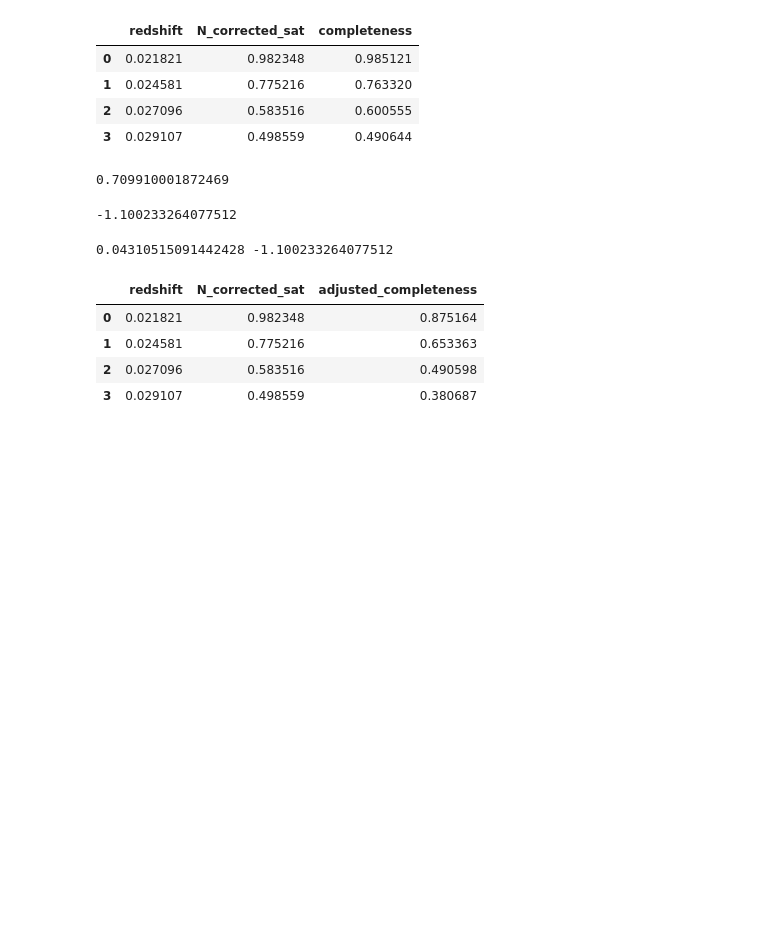
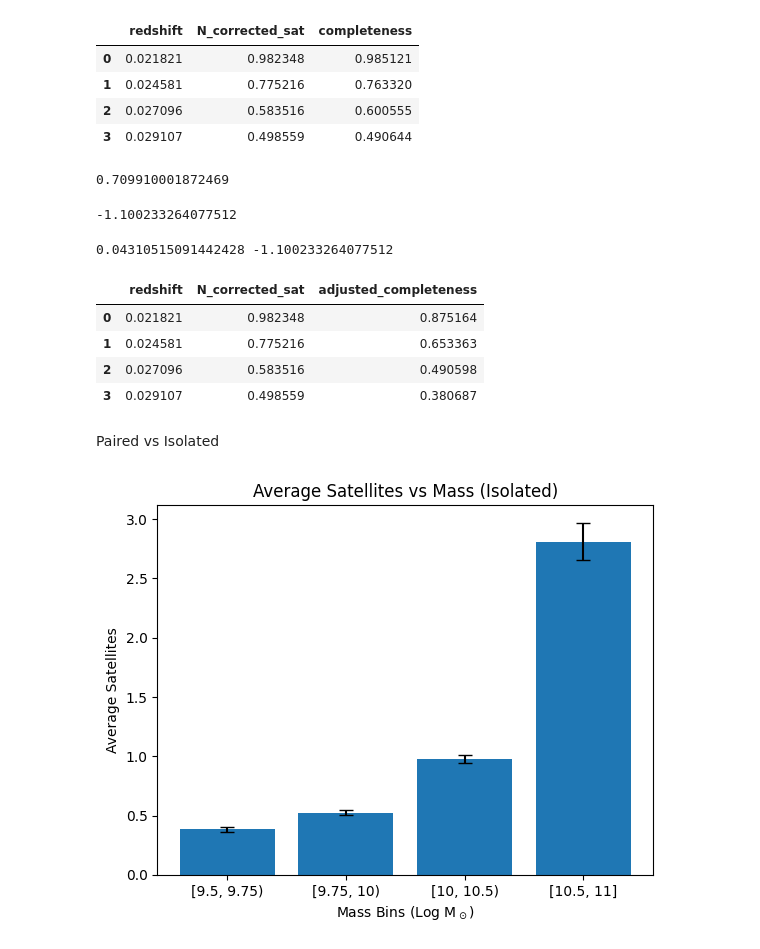
Before and after one commit to harishk30/DwarfGalaxyAnalysis, a Jupyter notebook: SAGAxCM.ipynb, the cells around one changed output. Cells and saved outputs as stored; diff of their text form; code cells hidden in the pictures; blank space fills up the shorter version.

Commit message:
Began code to analyze paired vs isolated galaxies.

```diff
--- a/SAGAxCM.ipynb
+++ b/SAGAxCM.ipynb
@@ -1647,3 +1721,52 @@ data.drop('completeness', axis = 1)
 # %%
 def completeness(z):
   return completeness_model(z, a, b)
+# %% [markdown]
+Paired vs Isolated
+# %%
+filtered_none = hosts[hosts['pairs'] == 0]
+filtered_pair = hosts[hosts['pairs'] == 2]
+filtered_multiple = hosts[hosts['pairs'] == 3]
+# %%
+bin1 = []
+bin2 = []
+bin3 = []
+bin4 = []
+# %%
+for i in range(0, len(filtered_none)):
+  val = filtered_none.iloc[i]
+  if(val['mass_NSA'] > 9.5 and val['mass_NSA'] <= 9.75):
+    bin1.append(val['n_sat'])
+  elif(val['mass_NSA'] < 10 and val['mass_NSA'] >= 9.75):
+    bin2.append(val['n_sat'])
+  elif(val['mass_NSA'] < 10.5 and val['mass_NSA'] >= 10):
+    bin3.append(val['n_sat'])
+  elif(val['mass_NSA'] > 10.5):
+    bin4.append(val['n_sat'])
+# %%
+# Calculate average and standard error for each bin
+bin_values = [bin1, bin2, bin3, bin4]
+avg_values = []
+std_errors = []
+
+for bin_val in bin_values:
+    if len(bin_val) > 0:
+        mean, std_error = calculate_bootstrap_statistics(bin_val)
+        avg_values.append(mean)
+        std_errors.append(std_error)
+    else:
+        avg_values.append(np.nan)
+        std_errors.append(np.nan)
+
+# Plotting
+groups = ['[9.5, 9.75)', '[9.75, 10)', '[10, 10.5)', '[10.5, 11]']
+fig, ax = plt.subplots()
+
+ax.bar(groups, avg_values, yerr=std_errors, capsize=5)
+ax.set_xlabel('Mass Bins (Log M$_\odot$)')
+ax.set_ylabel('Average Satellites')
+ax.set_title('Average Satellites vs Mass (Isolated)')
+
+plt.show()
+# %% [output]
+[figure, added]
```
Also changed, not shown: parts of 41 cells of this notebook.
